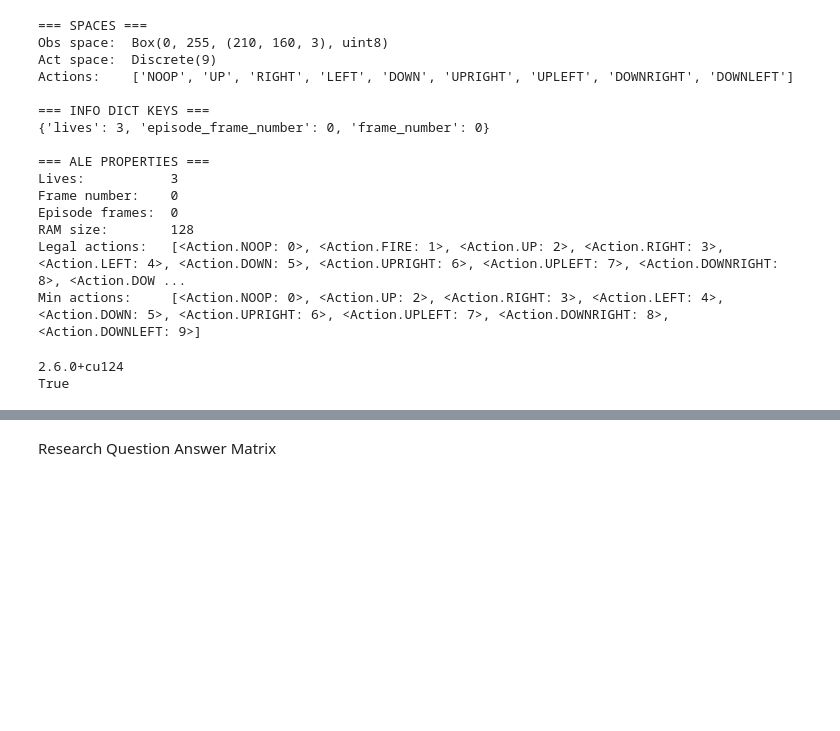
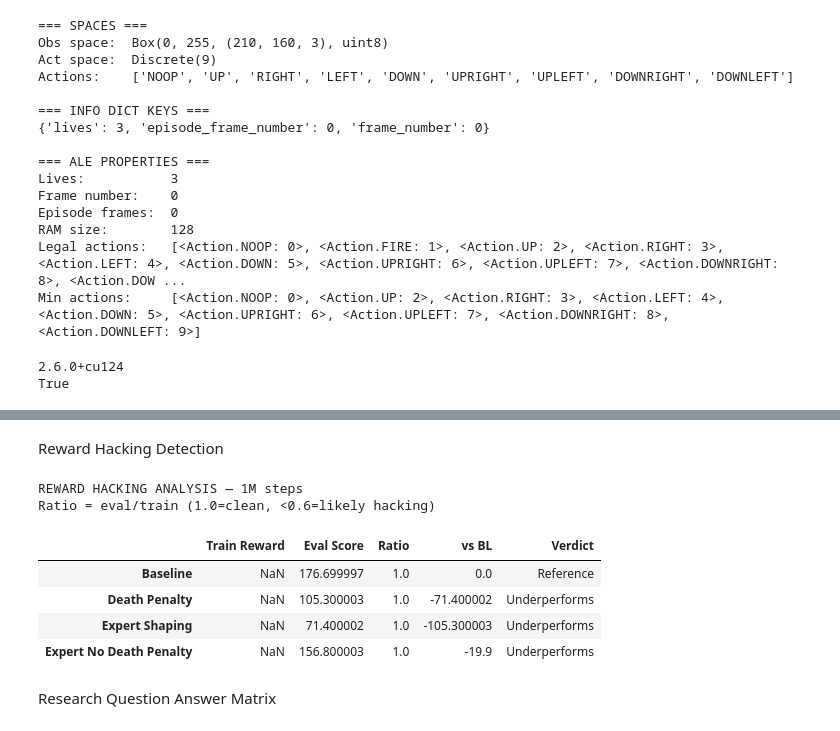
Before and after one commit to AnhTRJotnar/PacManRLTraining, a Jupyter notebook: Pacman.ipynb, the cells around one changed output, grey strips where cells are left out. Saved outputs shown, nothing was run; the diff lists cells and outputs as text; code cells hidden in the pictures; blank space fills up the shorter version.

```diff
--- a/Pacman.ipynb
+++ b/Pacman.ipynb
@@ -1110,3 +698,56 @@ USE IN: Analysis section — behavioural profile comparison
+# %% [markdown]
+Reward Hacking Detection
+# %%
+if results.get("Baseline") is None or eval_results.get("Baseline") is None:
+    raise ValueError("Baseline results are missing — make sure the Baseline agent ran successfully before this cell.")
+
+baseline_train = np.mean(results["Baseline"]["episode_rewards"][-100:])
+baseline_eval  = np.mean(eval_results["Baseline"]["scores"])
+
+hacking_summary = {}
+
+for name, data in results.items():
+    if data is None or name not in eval_results:
+        continue
+
+    train_r = np.mean(data["episode_rewards"][-100:])
+    eval_s = np.mean(eval_results[name]["scores"])
+    ratio = round(eval_s / train_r, 2) if train_r > 0 else 1.0
+
+    train_inflated = train_r > baseline_train
+    eval_degraded = eval_s < baseline_eval
+    ratio_low = ratio < 0.6
+
+    if name == "Baseline":
+        verdict = "Reference"
+    elif train_inflated and eval_degraded and ratio_low:
+        verdict = "HACKING"
+    elif train_inflated and eval_degraded:
+        verdict = "LIKELY"
+    elif eval_degraded:
+        verdict = "Underperforms"
+    else:
+        verdict = "Clean"
+
+    hacking_summary[name] = {
+        "Train Reward": round(train_r, 1),
+        "Eval Score":   round(eval_s, 1),
+        "Ratio":        ratio,
+        "vs BL":        round(eval_s - baseline_eval, 1),
+        "Verdict":      verdict,
+    }
+
+print(f"\nREWARD HACKING ANALYSIS — {TOTAL_STEPS // 1_000_000}M steps")
+print("Ratio = eval/train (1.0=clean, <0.6=likely hacking)")
+display(pd.DataFrame(hacking_summary).T)
+# %% [output]
+REWARD HACKING ANALYSIS — 1M steps
+Ratio = eval/train (1.0=clean, <0.6=likely hacking)
+|  | Train Reward | Eval Score | Ratio | vs BL | Verdict |
+| Baseline | NaN | 176.699997 | 1.0 | 0.0 | Reference |
+| Death Penalty | NaN | 105.300003 | 1.0 | -71.400002 | Underperforms |
+| Expert Shaping | NaN | 71.400002 | 1.0 | -105.300003 | Underperforms |
+| Expert No Death Penalty | NaN | 156.800003 | 1.0 | -19.9 | Underperforms |
 # %% [markdown]
 Research Question Answer Matrix
 # %%
```
Also changed, not shown: parts of 33 cells of this notebook, 18 other files.
